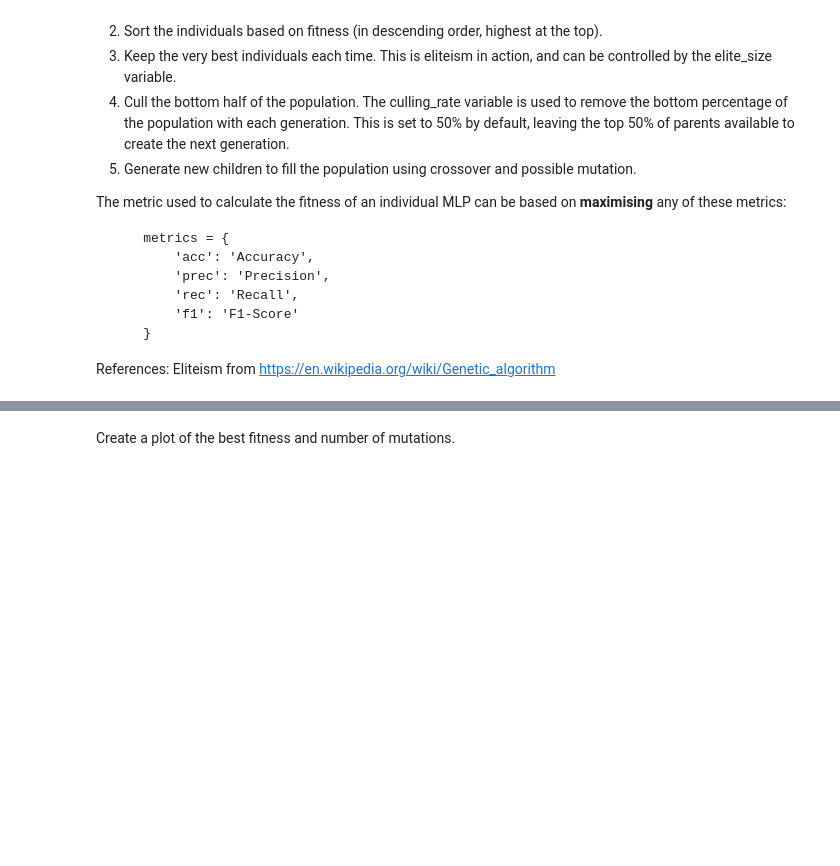
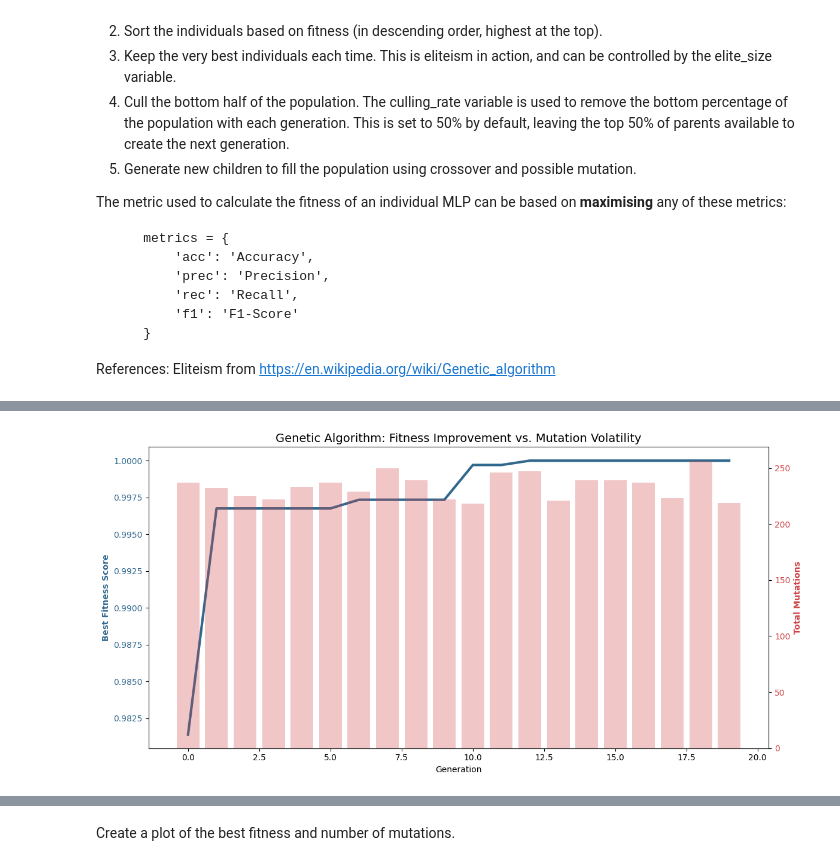
Before and after one commit to daemonchild/cardiffmet-dat6002-artificial-intelligence, a Jupyter notebook: assessment/part_2/2-From-Scratch-MLP.ipynb, the cells around one changed output, grey strips where cells are left out. Cells and saved outputs as stored; diff of their text form; code cells hidden in the pictures; blank space fills up the shorter version.

```diff
--- a/assessment/part_2/2-From-Scratch-MLP.ipynb
+++ b/assessment/part_2/2-From-Scratch-MLP.ipynb
@@ -1090,7 +1101,7 @@ class MLP_with_GA:
     # ***** MLP Process Functions
     #
 
-    # Simplified to use relu activation for hidden layer and sigmoid for output layer.
+    # Simplified to only use relu activation for hidden layer and sigmoid for output layer.
     def _feed_forward(self, X):
         sum_synapse_0 = np.dot(X, self.weights_0) + self.biases_1
         hidden_layer = self._relu(sum_synapse_0)
@@ -1101,17 +1112,10 @@ class MLP_with_GA:
         # Return everything
         return X, hidden_layer, output_layer
 
-
     # Run the feed forward process and return the predicted classes (0 or 1) based on the output threshold
     def _get_predictions(self, X):
         _, _, output = self._feed_forward(X)
         return (output > self.output_threshold).astype(int)
-
-
-    # Calculate accuracy by comparing predicted classes to true labels
-    #def _calculate_accuracy(self, X, y):
-    #    y_pred = self._get_predictions(X)
-    #    return np.mean(y_pred == y) * 100
 
 
     def _get_confusion_matrix(self, X_data=None, y_data=None):
@@ -1161,7 +1165,7 @@ class MLP_with_GA:
         return self.accuracy
 
 
-    def plot_confusion_matrix(self):
+    def plot_confusion_matrix(self, save_suffix=''):
 
         matrix, accuracy = self._get_confusion_matrix()
         fig, ax = plt.subplots(figsize=(6, 5))
@@ -1190,7 +1194,7 @@ class MLP_with_GA:
         ax.set_xlabel('Predicted Label')
         ax.set_ylabel('True Label')
         plt.tight_layout()
-        plt.savefig(f'graphs/2-mlp_from_scratch/ga_mlp_confusion_matrix_{now_date_timestamp}_threshold_{self.output_threshold}.png')
+        plt.savefig(f'graphs/2-mlp_from_scratch/ga_mlp_confusion_matrix_{now_date_timestamp}_threshold_{self.output_threshold}_{save_suffix}.png')
         plt.show()
 
 
@@ -1503,0 +1531,2 @@ def run_evolution(dataset, pop_size=50, generations=20, metric='rec', culling_ra
+# %%
+best_mlp, fitness_history, mutation_history = run_evolution(df, pop_size=20, generations=20, metric='rec', culling_rate=0.5, elite_size=5, mutation_rate = 0.05)
@@ -1503,0 +1551,4 @@ def run_evolution(dataset, pop_size=50, generations=20, metric='rec', culling_ra
+# %%
+plot_evolutionary_progress(fitness_history, mutation_history, save_suffix='rec-20g-20pop-5elite-05mut')
+# %% [output]
+[figure, added]
```
Also changed, not shown: parts of 26 cells of this notebook, 10 other files.
